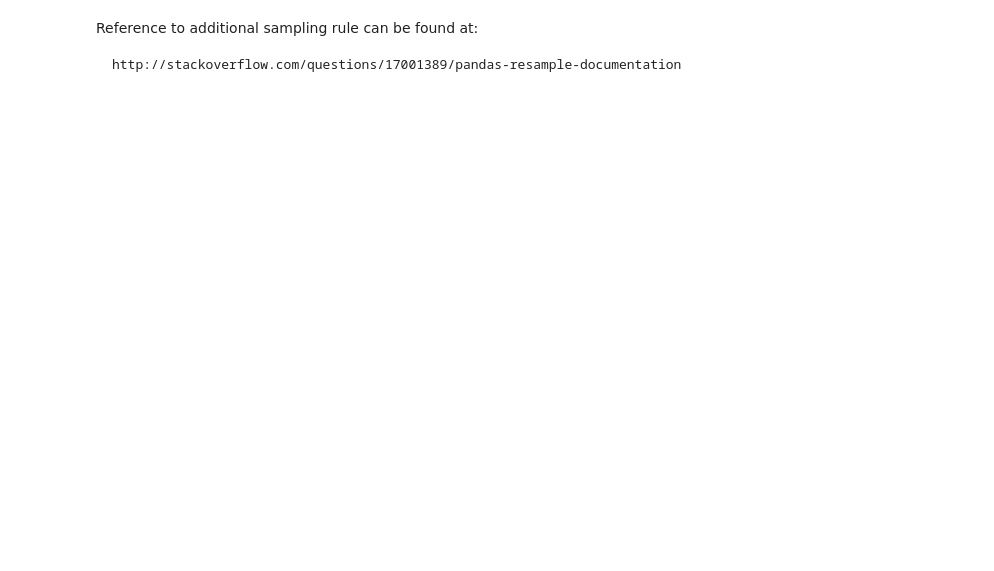
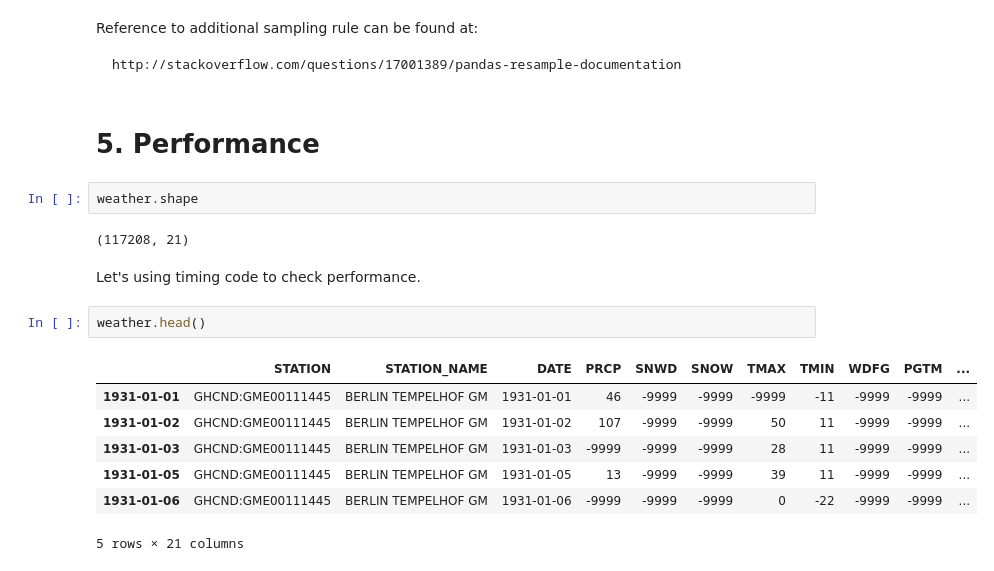
Before and after one commit to philmui/datascience, a Jupyter notebook: lecture07.big.data/lecture07.1.clean.data.ipynb, the cells around one changed output. Cells and saved outputs as stored; diff of their text form; blank space fills up the shorter version.

Commit message:
added performance, profiling, strings, and trends materials

```diff
--- a/lecture07.big.data/lecture07.1.clean.data.ipynb
+++ b/lecture07.big.data/lecture07.1.clean.data.ipynb
@@ -205,3 +205,21 @@ weather.groupby('STATION_NAME').resample('D').mean().head()
 Reference to additional sampling rule can be found at:
 
     http://stackoverflow.com/questions/17001389/pandas-resample-documentation
+# %% [markdown]
+# 5. Performance
+# %%
+weather.shape
+# %% [output]
+(117208, 21)
+# %% [markdown]
+Let's using timing code to check performance.
+# %%
+weather.head()
+# %% [output]
+|  | STATION | STATION_NAME | DATE | PRCP | SNWD | SNOW | TMAX | TMIN | WDFG | PGTM | ... |
+| 1931-01-01 | GHCND:GME00111445 | BERLIN TEMPELHOF GM | 1931-01-01 | 46 | -9999 | -9999 | -9999 | -11 | -9999 | -9999 | ... |
+| 1931-01-02 | GHCND:GME00111445 | BERLIN TEMPELHOF GM | 1931-01-02 | 107 | -9999 | -9999 | 50 | 11 | -9999 | -9999 | ... |
+| 1931-01-03 | GHCND:GME00111445 | BERLIN TEMPELHOF GM | 1931-01-03 | -9999 | -9999 | -9999 | 28 | 11 | -9999 | -9999 | ... |
+| 1931-01-05 | GHCND:GME00111445 | BERLIN TEMPELHOF GM | 1931-01-05 | 13 | -9999 | -9999 | 39 | 11 | -9999 | -9999 | ... |
+| 1931-01-06 | GHCND:GME00111445 | BERLIN TEMPELHOF GM | 1931-01-06 | -9999 | -9999 | -9999 | 0 | -22 | -9999 | -9999 | ... |
+5 rows × 21 columns
```
Also changed, not shown: parts of 12 cells of this notebook, 3 other files.
